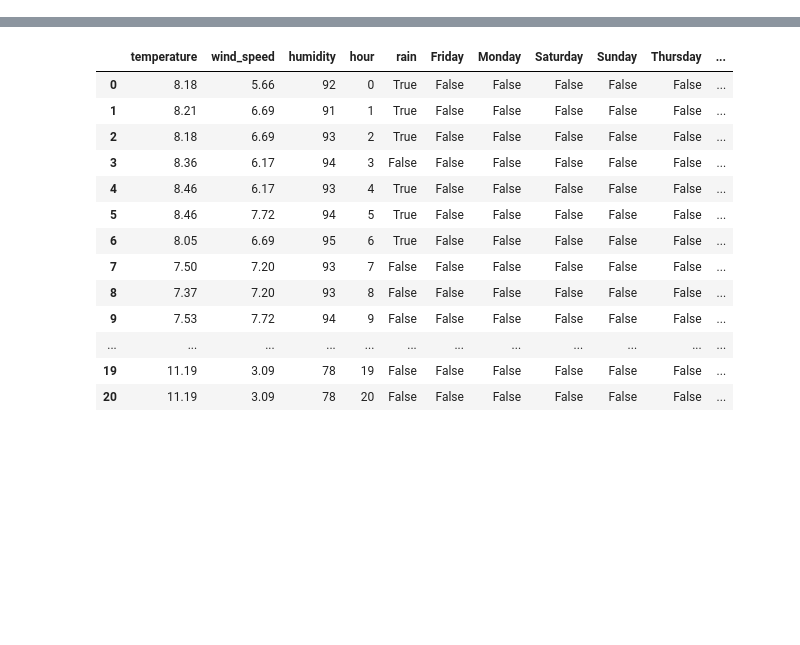
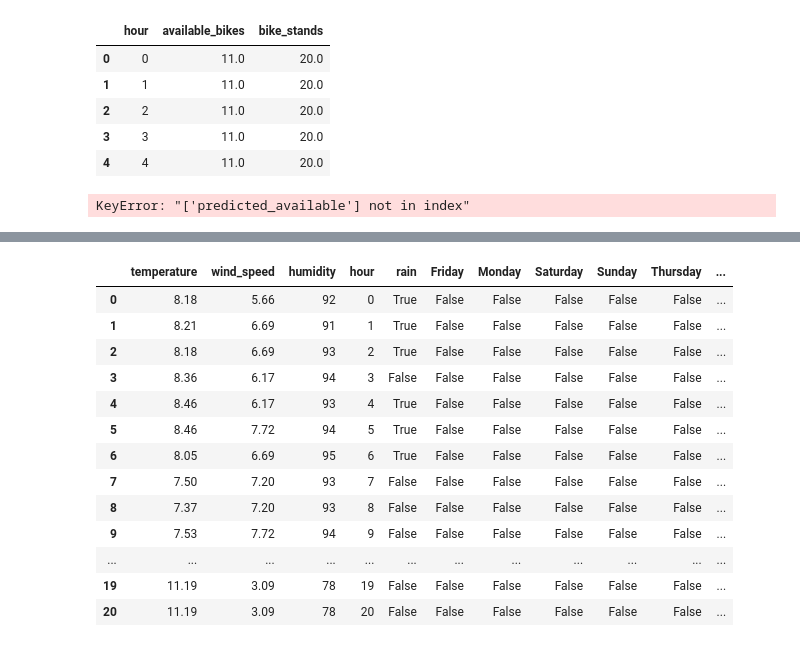
Before and after one commit to TadghPurcell/On-Your-Bike, a Jupyter notebook: ML_models/station_prediction.ipynb, the cells around one changed output, grey strips where cells are left out. Drawn from its saved outputs; the diff is of its cells as text; code cells hidden in the pictures; blank space fills up the shorter version.

```diff
--- a/ML_models/station_prediction.ipynb
+++ b/ML_models/station_prediction.ipynb
@@ -218,0 +174,19 @@ df = df[['temperature', 'wind_speed', 'humidity', 'hour', 'rain', 'Friday',
+# %%
+    data = {'data': []
+            }
+    for hour, avail_bikes, pred_avail in zip(combined_df['hour'].values.tolist(), combined_df['available_bikes'].values.tolist(), combined_df['predicted_available'].values.tolist()):
+        data['data'].append([str(hour), avail_bikes, pred_avail])
+    print(data, file=sys.stdout)
+# %% [output]
+|  | hour | available_bikes | bike_stands |
+| 0 | 0 | 11.0 | 20.0 |
+| 1 | 1 | 11.0 | 20.0 |
+| 2 | 2 | 11.0 | 20.0 |
+| 3 | 3 | 11.0 | 20.0 |
+| 4 | 4 | 11.0 | 20.0 |
+# %%
+combined_df = pd.concat([station_data[['hour', 'available_bikes']], df[['hour', 'predicted_available']]])
+combined_df.replace(np.nan, None, inplace=True)
+combined_df
+# %% [output]
+KeyError: "['predicted_available'] not in index"
```
Also changed, not shown: parts of 19 cells of this notebook, 2 other files.
